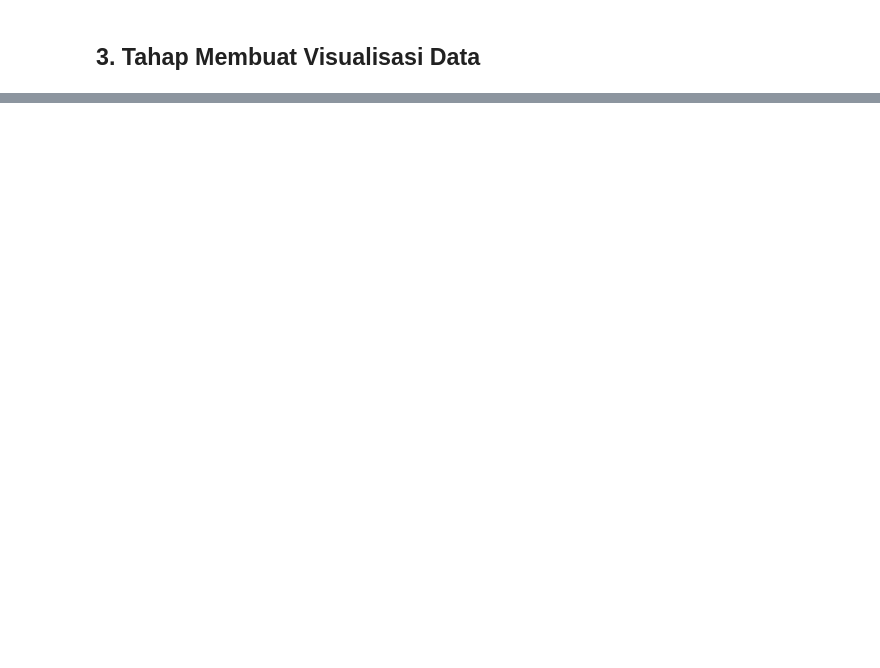
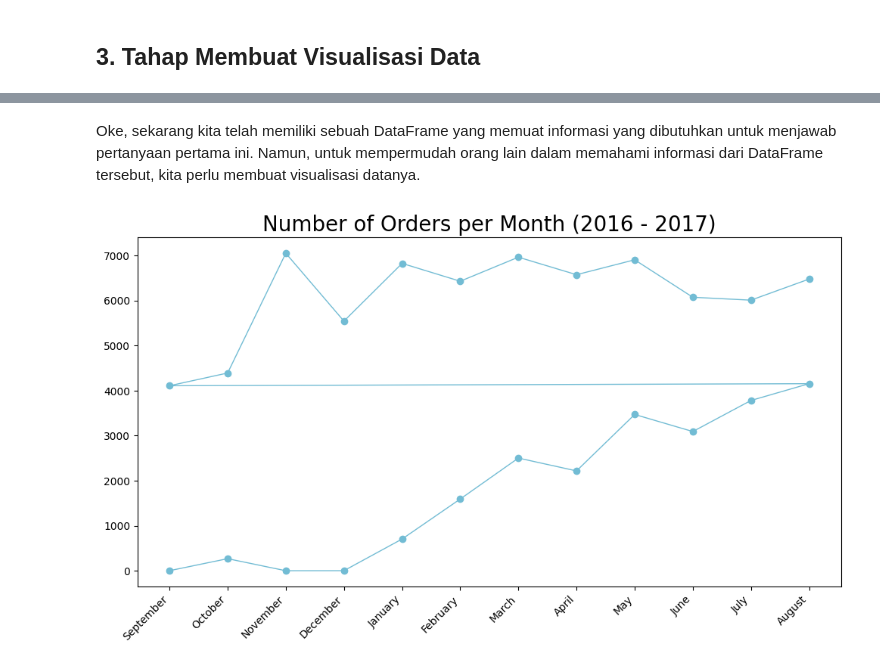
Before and after one commit to NuryaFahruRosyidin2406/Dicoding_Learn-Data-Scientist, a Jupyter notebook: Submission Project Analisis Data/Submission_Project_Analisis_Data.ipynb, the cells around one changed output, grey strips where cells are left out. Saved outputs shown, nothing was run; the diff lists cells and outputs as text; code cells hidden in the pictures; blank space fills up the shorter version.

```diff
--- a/Submission Project Analisis Data/Submission_Project_Analisis_Data.ipynb
+++ b/Submission Project Analisis Data/Submission_Project_Analisis_Data.ipynb
@@ -1217,0 +1648,10 @@ Berdasarkan dari informasi dataset yang telah kita dapatkan, kita dapat mendefin
+# %%
+order_IPRD_customers_product_df = pd.merge(
+    left = productCategoryNameTranslation_productDataset_df,
+    right = order_IPRD_customers_df,
+    how = "left",
+    left_on = "product_id",
+    right_on = "product_id"
+)
+
+order_IPRD_customers_product_df.head()
@@ -1217,0 +1709,10 @@ Berdasarkan dari informasi dataset yang telah kita dapatkan, kita dapat mendefin
+# %%
+all_kq_df = pd.merge(
+    left = order_IPRD_customers_product_df,
+    right = sellers_df,
+    how = "left",
+    left_on = "seller_id",
+    right_on = "seller_id"
+)
+
+all_kq_df.head()
@@ -1219,0 +1881,27 @@ Berdasarkan dari informasi dataset yang telah kita dapatkan, kita dapat mendefin
+# %% [markdown]
+Oke, sekarang kita telah memiliki sebuah DataFrame yang memuat informasi yang dibutuhkan untuk menjawab pertanyaan pertama ini. Namun, untuk mempermudah orang lain dalam memahami informasi dari DataFrame tersebut, kita perlu membuat visualisasi datanya.
+# %%
+monthly_orders_df = all_kq_df.resample(rule = 'M', on = 'order_approved_at').agg({
+    "order_id": "nunique",
+    "payment_value": "sum"
+})
+#mengubah format order date menjadi nama bulan
+monthly_orders_df.index = monthly_orders_df.index.strftime('%B')
+
+monthly_orders_df = monthly_orders_df.reset_index()
+monthly_orders_df.rename(columns={
+    "order_id": "order_count",
+    "payment_value": "revenue"
+}, inplace=True)
+
+plt.figure(figsize=(12, 6))
+plt.plot(monthly_orders_df["order_approved_at"], monthly_orders_df["order_count"], marker='o', linewidth=1, color="#72BCD4")
+# plt.plot(range(len(monthly_orders_df["order_approved_at"])), monthly_orders_df["order_count"], marker = 'o', linewidth = 1, color = "#72BCD4")
+# plt.plot(range(len(monthly_orders_df["order_approved_at"])), monthly_orders_df["order_count"], marker='o', linewidth=1, color="#72BCD4")
+plt.title("Number of Orders per Month (2016 - 2017)", loc="center", fontsize=20)
+plt.xticks(rotation=45, ha="right", fontsize=10)
+# plt.xticks(range(len(monthly_orders_df)), monthly_orders_df.index, rotation=45, ha="right", fontsize=10)
+plt.yticks(fontsize=10)
+plt.show()
+# %% [output]
+[figure, added]
```
Also changed, not shown: parts of 103 cells of this notebook.
